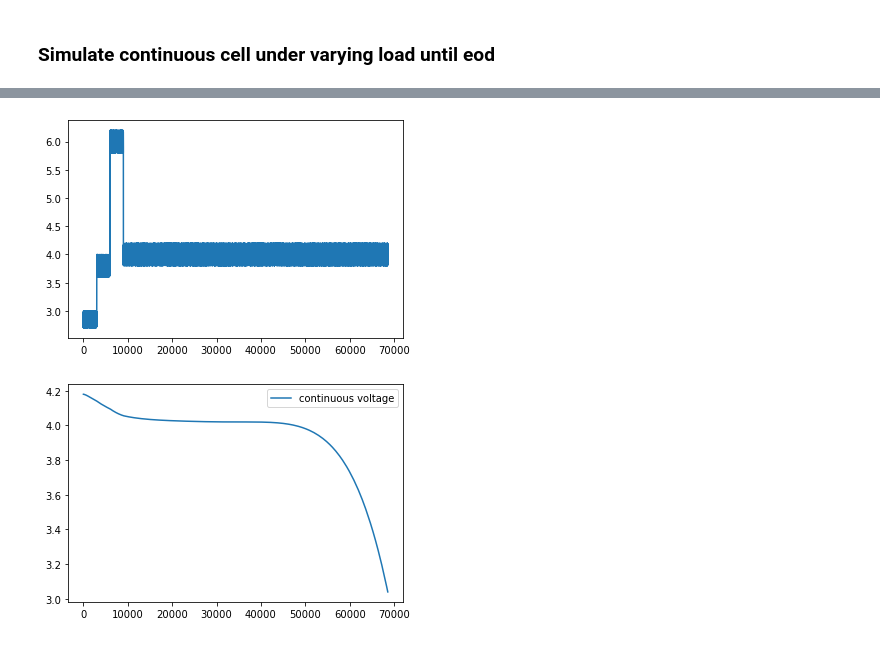
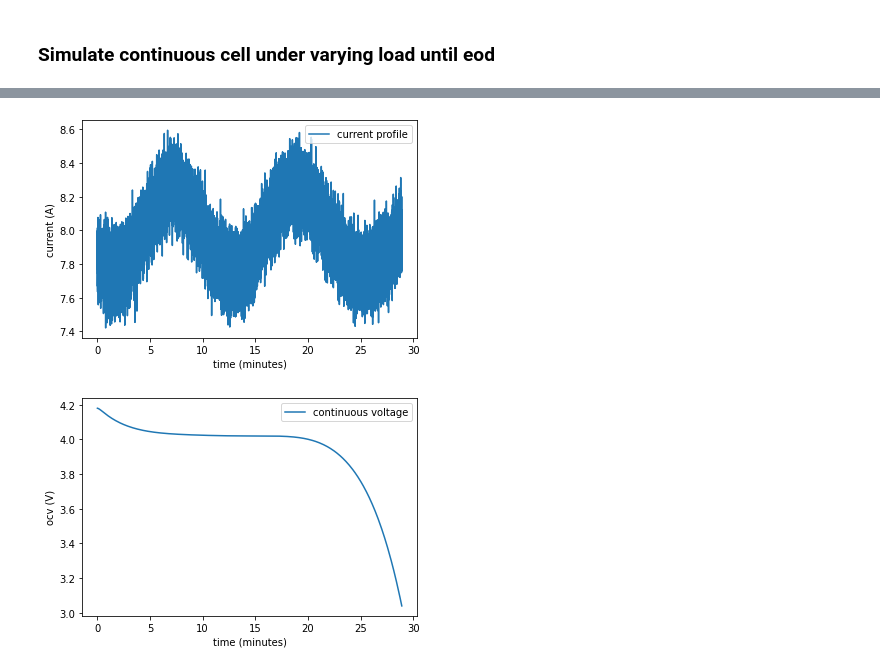
Before and after one commit to hazrmard/AirplaneFaultTolerance, a Jupyter notebook: powertrain.ipynb, the cells around one changed output, grey strips where cells are left out. Cells and saved outputs as stored; diff of their text form; code cells hidden in the pictures.

Commit message:
[wip] need to integrate continuous equations into battery class, updated plot

```diff
--- a/powertrain.ipynb
+++ b/powertrain.ipynb
@@ -260,25 +251,28 @@ ct = 1/3600/20
 #ct = 1/3600/20 # 1/20th of a second, i.e. .05 seconds
 t1 = nsteps(ct)
 i = 0
+
+x = np.linspace(0, 2*np.pi, int(cbcell.z*100)+1)
+y = np.sin(2*-x**1.1)/4+8
+
 while(cbcell.ocv > cbcell.eod):
-    if(i < 3000):
-        c = np.random.uniform(2.7, 3.0)
-    elif(i >= 3000 and i <= 6000):
-        c = np.random.uniform(3.6, 4.0)
-    elif(i >= 6000 and i <= 9000):
-        c = np.random.uniform(5.8, 6.2)
-    else:
-        c = np.random.uniform(3.8, 4.2)
+    c = np.random.normal(y[int(cbcell.z*100)], .1)
     continuous_test(c, ct)
     cs.append(c)
     cz.append(cbcell.z)
     cv.append(cbcell.ocv)
     i += 1
-print("elapsed seconds: {:.2f}".format(i * .05))
+t = int(i*.05)
+print("elapsed seconds: {:.2f}".format(t))
 print("ending soc: {:.4f}".format(cbcell.z))
-plt.plot(cs, label='current profile')
-plt.show()
-plt.plot(cv, label='continuous voltage')
+plt.plot(np.arange(0, i)/60/20, cs, label='current profile')
+plt.ylabel('current (A)')
+plt.xlabel('time (minutes)')
 plt.legend()
 plt.show()
+plt.plot(np.arange(0, i)/60/20, cv, label='continuous voltage')
+plt.ylabel('ocv (V)')
+plt.xlabel('time (minutes)')
+plt.legend()
+plt.show()
 # %% [output]
@@ -286,3 +280,3 @@ elapsed seconds: 3429.15
 ending soc: 0.0094
-[figure, old version]
+[figure, new version]
-[figure, old version]
+[figure, new version]
```
Also changed, not shown: parts of 3 cells of this notebook.
